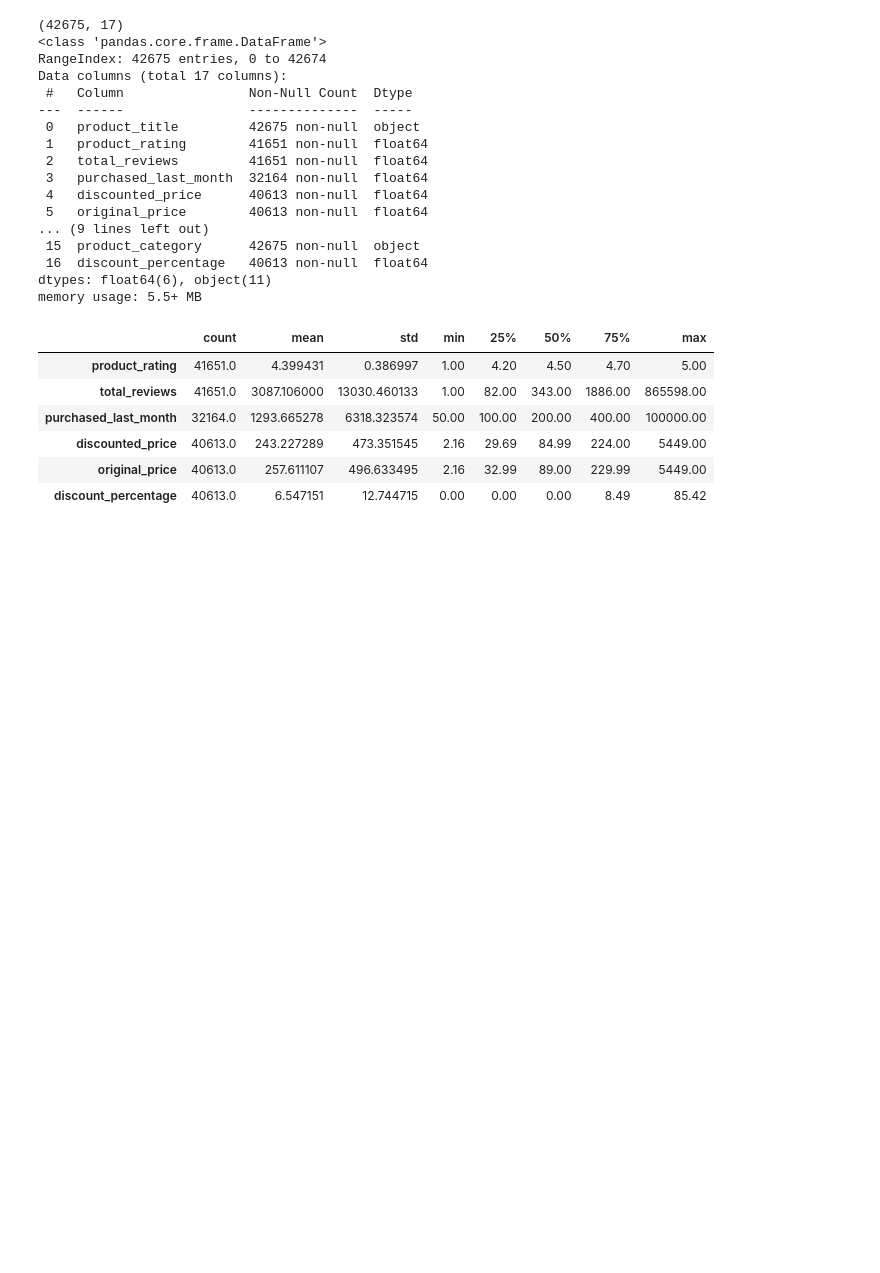
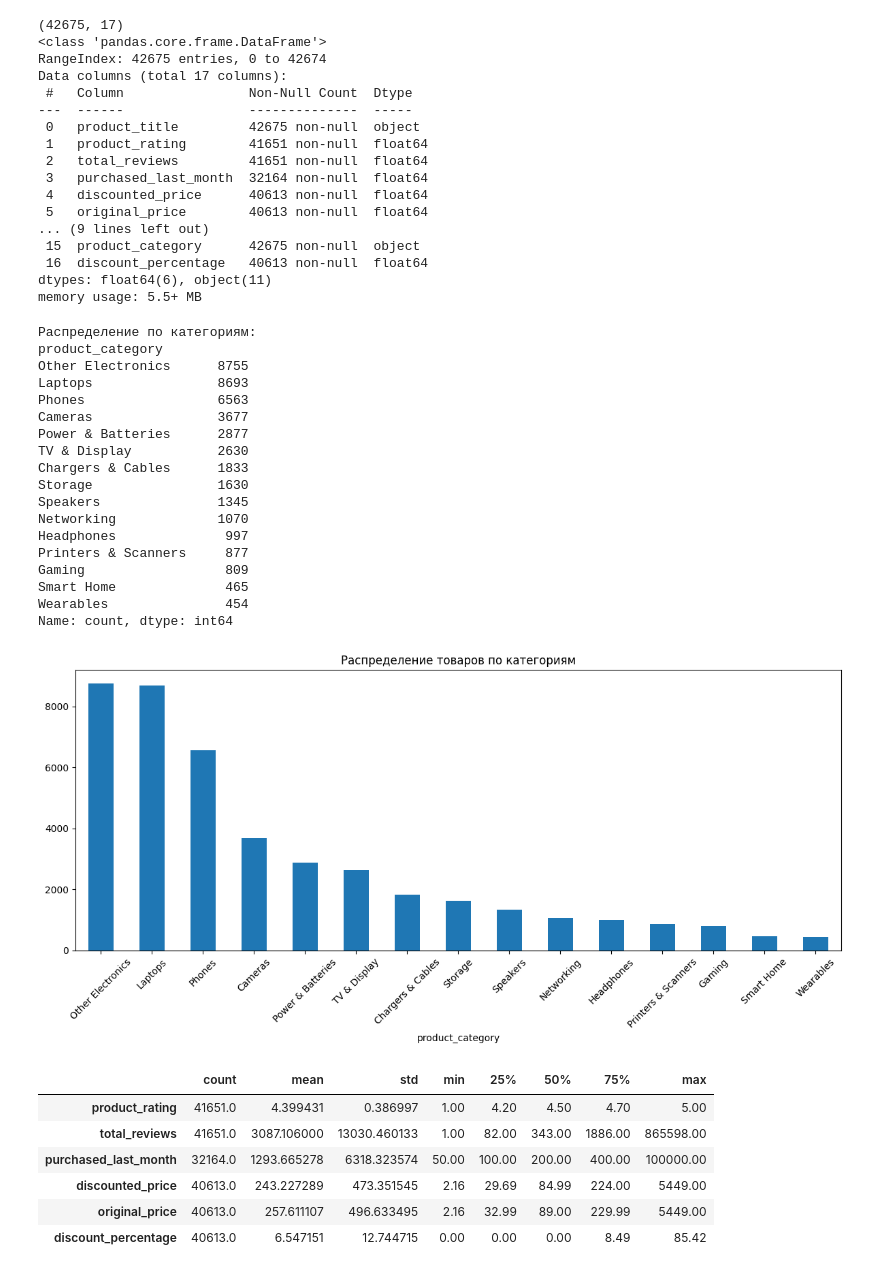
Before and after one commit to bertnyak/amazon_sales, a Jupyter notebook: amazon_sales_dataset.ipynb, the cells around one changed output. Saved outputs shown, nothing was run; the diff lists cells and outputs as text; code cells hidden in the pictures; blank space fills up the shorter version.

```diff
--- a/amazon_sales_dataset.ipynb
+++ b/amazon_sales_dataset.ipynb
@@ -89,6 +92,38 @@ Data columns (total 17 columns):
  16  discount_percentage   40613 non-null  float64
 dtypes: float64(6), object(11)
 memory usage: 5.5+ MB
+# %%
+# Смотрим распределение
+category_counts = df_clean['product_category'].value_counts()
+print("Распределение по категориям:")
+print(category_counts)
+
+plt.figure(figsize=(12, 6))
+category_counts.plot(kind='bar')
+plt.title('Распределение товаров по категориям')
+plt.xticks(rotation=45)
+plt.tight_layout()
+plt.show()
+# %% [output]
+Распределение по категориям:
+product_category
+Other Electronics      8755
+Laptops                8693
+Phones                 6563
+Cameras                3677
+Power & Batteries      2877
+TV & Display           2630
+Chargers & Cables      1833
+Storage                1630
+Speakers               1345
+Networking             1070
+Headphones              997
+Printers & Scanners     877
+Gaming                  809
+Smart Home              465
+Wearables               454
+Name: count, dtype: int64
+[figure, added]
 # %%
 df.describe().T
 # %% [output]
```
Also changed, not shown: parts of 8 cells of this notebook.
